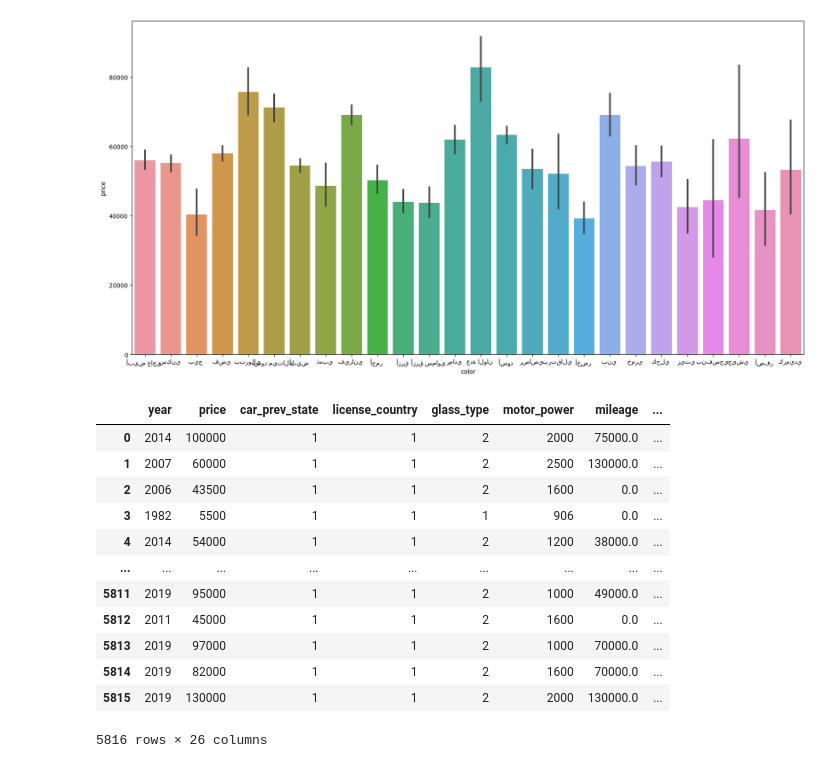
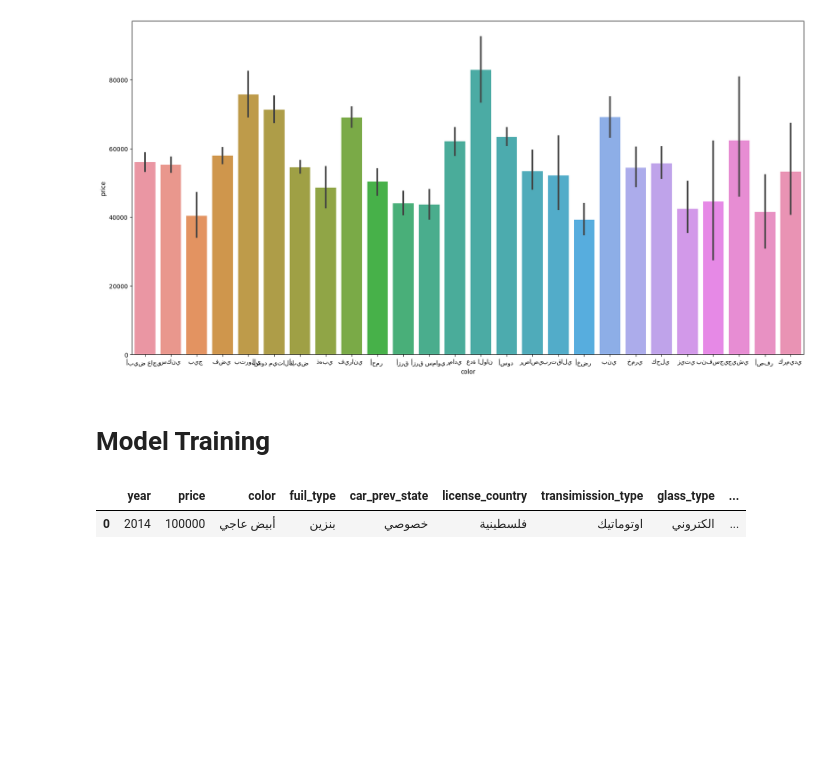
Before and after one commit to mohamadhase/Car-Price-Prediction, a Jupyter notebook: notebooks/car_prediction_v2.ipynb, the cells around one changed output. Saved outputs shown, nothing was run; the diff lists cells and outputs as text; code cells hidden in the pictures; blank space fills up the shorter version.

```diff
--- a/notebooks/car_prediction_v2.ipynb
+++ b/notebooks/car_prediction_v2.ipynb
@@ -379,14 +393,16 @@ sns.barplot(x='color', y='price', data=car_data)
 # %% [output]
 <AxesSubplot: xlabel='color', ylabel='price'>
 [figure]
+# %% [markdown]
+# Model Training
 # %%
-steps = [("Date Transform", ct.DateTransformer(column='sell_date')),
-         ("Prev_owner Transformer", ct.PrevOwnerTransformer(column='prev_owners')),
-         ("Passenger Capacity Transformer", ct.PassengerCpacityTransformer(column='passenger_capacity')),
-         ("Nominal Transformer", ct.NominalTransformer(columns=nomenal_features)),
-         ("Ordenal Transformer", ct.OrdenalTransformer(columns=ordinal_features, order_dict=ordinal_order)),
-         ("Color Transformer", ct.ColorTransformer(column='color')),
-         ("Additional Info Transformer", ct.AdditionalInfoTransformer(column='additional_info')),]
-pip = Pipeline(steps)
-car_data = pip.fit_transform(car_data)
+# steps = [("Date Transform", ct.DateTransformer(column='sell_date')),
+#          ("Prev_owner Transformer", ct.PrevOwnerTransformer(column='prev_owners')),
+#          ("Passenger Capacity Transformer", ct.PassengerCpacityTransformer(column='passenger_capacity')),
+#          ("Nominal Transformer", ct.NominalTransformer(columns=nomenal_features)),
+#          ("Ordenal Transformer", ct.OrdenalTransformer(columns=ordinal_features, order_dict=ordinal_order)),
+#          ("Color Transformer", ct.ColorTransformer(column='color')),
+#          ("Additional Info Transformer", ct.AdditionalInfoTransformer(column='additional_info')),]
+# pip = Pipeline(steps)
+# car_data = pip.fit_transform(car_data)
 car_data.drop(columns=['car_name'], inplace=True)
@@ -393,16 +421,5 @@ car_data.drop(columns=['car_name'], inplace=True)
 # %%
-car_data
+car_data.head(1)
 # %% [output]
-|  | year | price | car_prev_state | license_country | glass_type | motor_power | mileage | ... |
-| 0 | 2014 | 100000 | 1 | 1 | 2 | 2000 | 75000.0 | ... |
-| 1 | 2007 | 60000 | 1 | 1 | 2 | 2500 | 130000.0 | ... |
-| 2 | 2006 | 43500 | 1 | 1 | 2 | 1600 | 0.0 | ... |
-| 3 | 1982 | 5500 | 1 | 1 | 1 | 906 | 0.0 | ... |
-| 4 | 2014 | 54000 | 1 | 1 | 2 | 1200 | 38000.0 | ... |
-| ... | ... | ... | ... | ... | ... | ... | ... | ... |
-| 5811 | 2019 | 95000 | 1 | 1 | 2 | 1000 | 49000.0 | ... |
-| 5812 | 2011 | 45000 | 1 | 1 | 2 | 1600 | 0.0 | ... |
-| 5813 | 2019 | 97000 | 1 | 1 | 2 | 1000 | 70000.0 | ... |
-| 5814 | 2019 | 82000 | 1 | 1 | 2 | 1600 | 70000.0 | ... |
-| 5815 | 2019 | 130000 | 1 | 1 | 2 | 2000 | 130000.0 | ... |
+|  | year | price | color | fuil_type | car_prev_state | license_country | transimission_type | glass_type | ... |
+| 0 | 2014 | 100000 | أبيض عاجي | بنزين | خصوصي | فلسطينية | اوتوماتيك | الكتروني | ... |
-5816 rows × 26 columns
```
Also changed, not shown: parts of 15 cells of this notebook, 3 other files.
